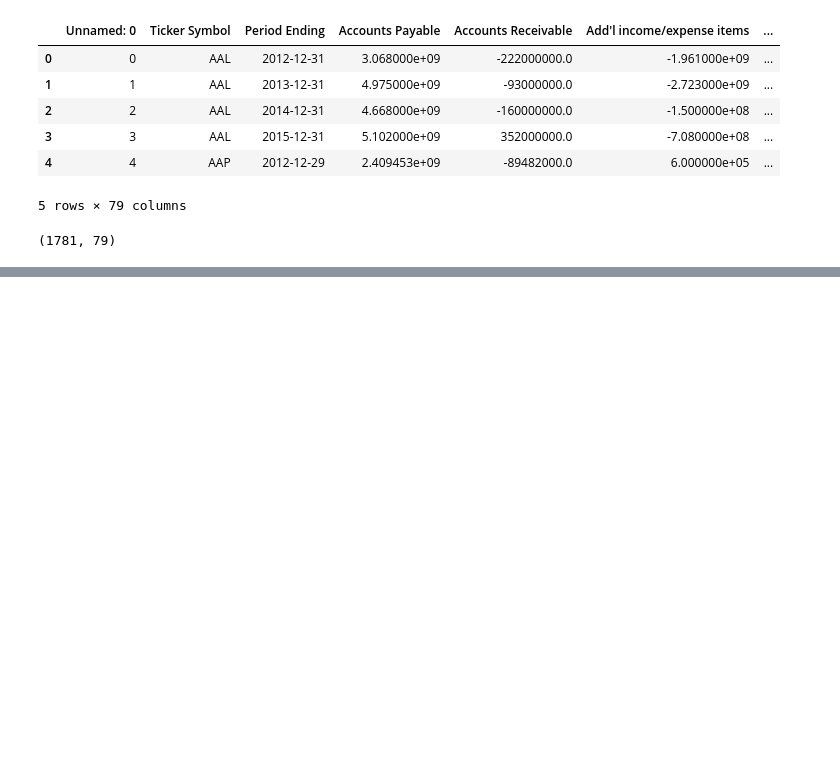
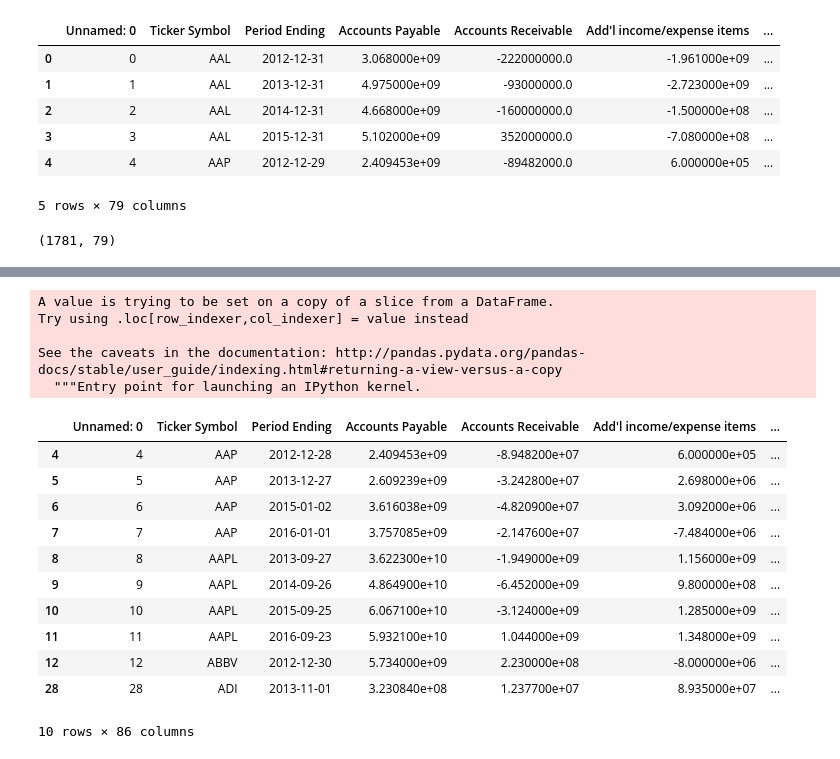
Before and after one commit to shiyuliu1/NYSE-Price-Risk-Prediction, a Jupyter notebook: Factor_generator.ipynb, the cells around one changed output, grey strips where cells are left out. Cells and saved outputs as stored; diff of their text form; code cells hidden in the pictures; blank space fills up the shorter version.

```diff
--- a/Factor_generator.ipynb
+++ b/Factor_generator.ipynb
@@ -29,0 +55,5 @@ print(prices.shape)
+# %%
+new_df_na = new_df[new_df['date'].isnull()]
+display(new_df_na.head())
+print(new_df_na.shape)
+new_df_ = new_df[new_df['date'].notnull()]
@@ -29,0 +69,21 @@ print(prices.shape)
+# %%
+new_df_na['Period Ending'] = (pd.DatetimeIndex(new_df_na['Period Ending']) - pd.offsets.Day(1)).astype(str)
+display(new_df_na.head(10))
+# %% [output]
+A value is trying to be set on a copy of a slice from a DataFrame.
+Try using .loc[row_indexer,col_indexer] = value instead
+
+See the caveats in the documentation: http://pandas.pydata.org/pandas-docs/stable/user_guide/indexing.html#returning-a-view-versus-a-copy
+  """Entry point for launching an IPython kernel.
+|  | Unnamed: 0 | Ticker Symbol | Period Ending | Accounts Payable | Accounts Receivable | Add'l income/expense items | ... |
+| 4 | 4 | AAP | 2012-12-28 | 2.409453e+09 | -8.948200e+07 | 6.000000e+05 | ... |
+| 5 | 5 | AAP | 2013-12-27 | 2.609239e+09 | -3.242800e+07 | 2.698000e+06 | ... |
+| 6 | 6 | AAP | 2015-01-02 | 3.616038e+09 | -4.820900e+07 | 3.092000e+06 | ... |
+| 7 | 7 | AAP | 2016-01-01 | 3.757085e+09 | -2.147600e+07 | -7.484000e+06 | ... |
+| 8 | 8 | AAPL | 2013-09-27 | 3.622300e+10 | -1.949000e+09 | 1.156000e+09 | ... |
+| 9 | 9 | AAPL | 2014-09-26 | 4.864900e+10 | -6.452000e+09 | 9.800000e+08 | ... |
+| 10 | 10 | AAPL | 2015-09-25 | 6.067100e+10 | -3.124000e+09 | 1.285000e+09 | ... |
+| 11 | 11 | AAPL | 2016-09-23 | 5.932100e+10 | 1.044000e+09 | 1.348000e+09 | ... |
+| 12 | 12 | ABBV | 2012-12-30 | 5.734000e+09 | 2.230000e+08 | -8.000000e+06 | ... |
+| 28 | 28 | ADI | 2013-11-01 | 3.230840e+08 | 1.237700e+07 | 8.935000e+07 | ... |
+10 rows × 86 columns
```
Also changed, not shown: parts of 12 cells of this notebook, 3 other files.
